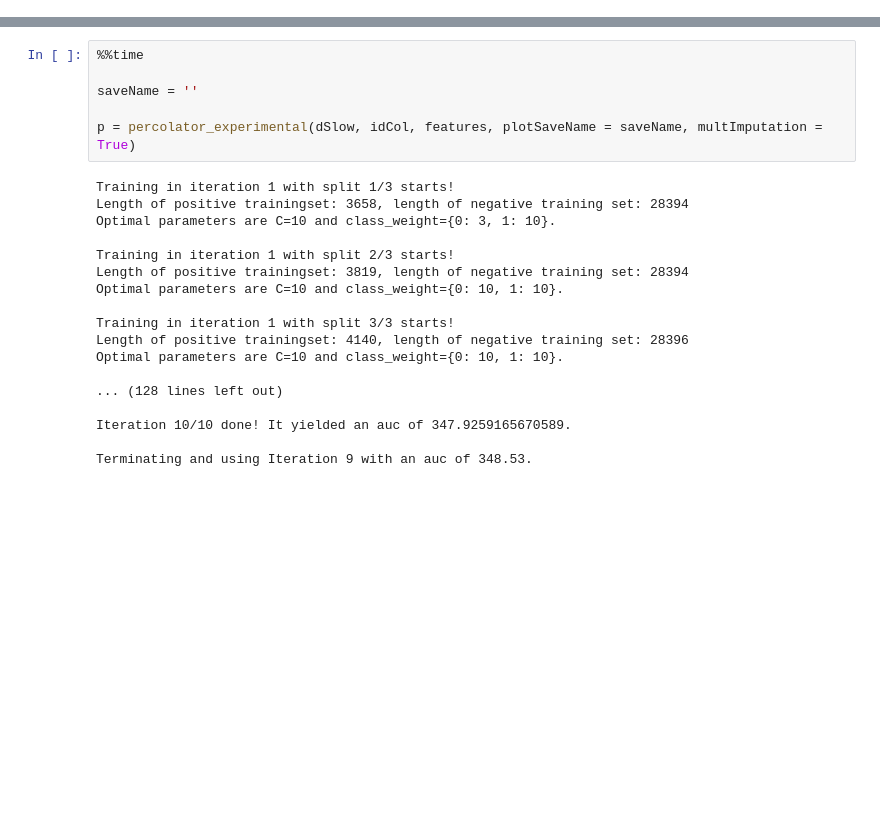
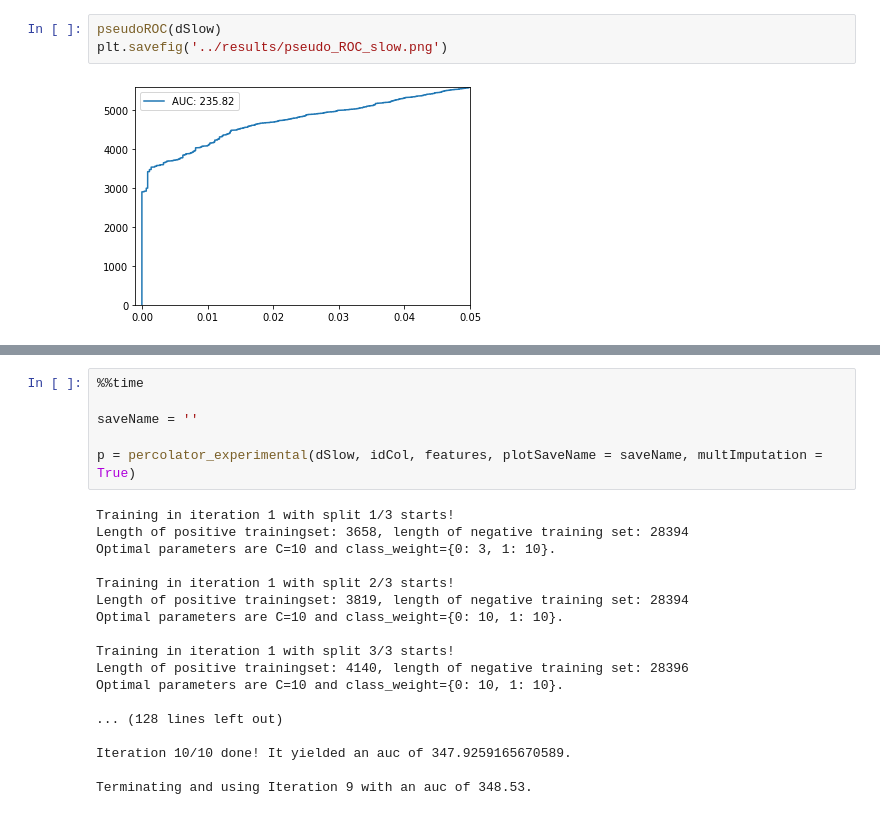
Before and after one commit to emilpaulitz/Bachelor-Thesis, a Jupyter notebook: src/Testing.ipynb, the cells around one changed output, grey strips where cells are left out. Cells and saved outputs as stored; diff of their text form; blank space fills up the shorter version.

```diff
--- a/src/Testing.ipynb
+++ b/src/Testing.ipynb
@@ -19,0 +20,5 @@ Wall time: 17.6 s
+# %%
+pseudoROC(dSlow)
+plt.savefig('../results/pseudo_ROC_slow.png')
+# %% [output]
+[figure, added]
```
Also changed, not shown: parts of 14 cells of this notebook, 42 other files.
